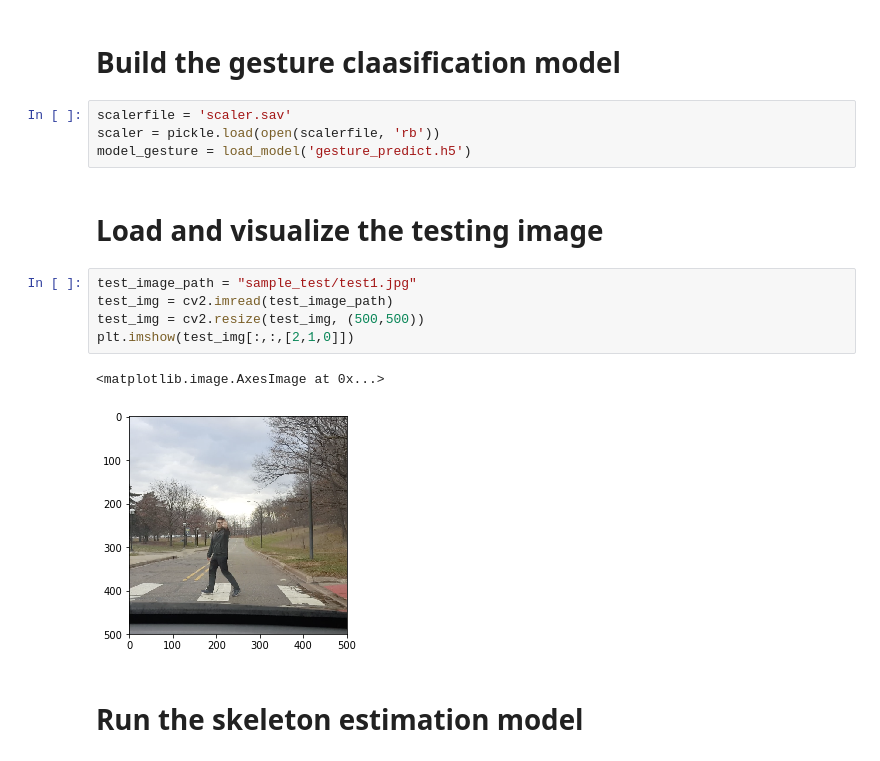
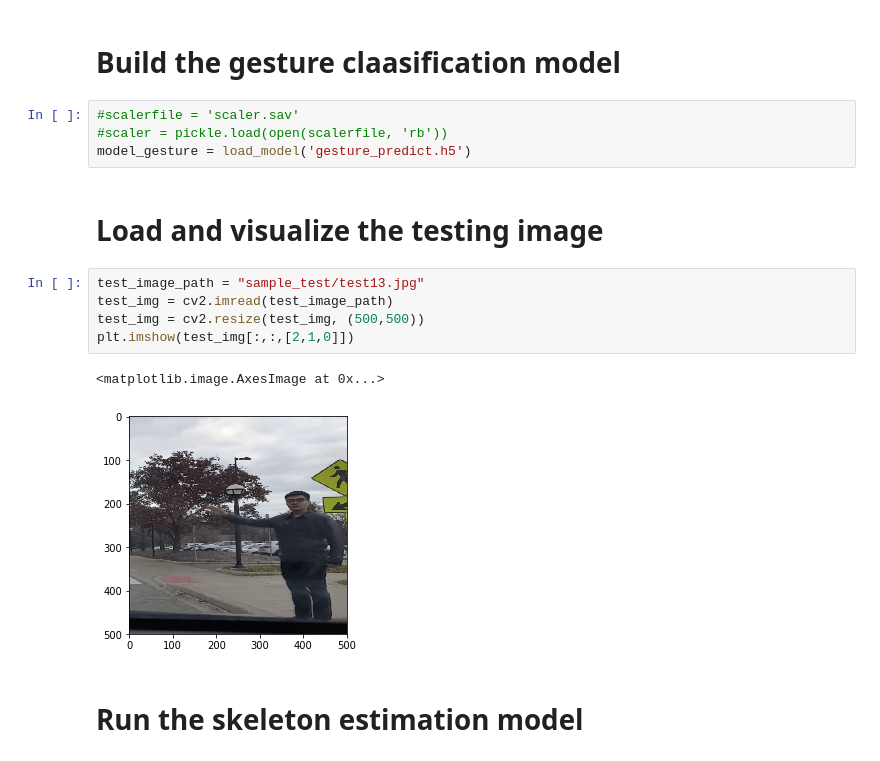
Before and after one commit to thomasrantian/Human-Gesture-Recognition-Through-Skeleton-Estimation, a Jupyter notebook: main.ipynb, the cells around one changed output. Drawn from its saved outputs; the diff is of its cells as text.

```diff
--- a/main.ipynb
+++ b/main.ipynb
@@ -57,19 +57,19 @@ model_skeleton.load_weights(weights_path)
 # %% [markdown]
 # Build the gesture claasification model
 # %%
-scalerfile = 'scaler.sav'
-scaler = pickle.load(open(scalerfile, 'rb'))
+#scalerfile = 'scaler.sav'
+#scaler = pickle.load(open(scalerfile, 'rb'))
 model_gesture = load_model('gesture_predict.h5')
 # %% [markdown]
 # Load and visualize the testing image
 # %%
-test_image_path = "sample_test/test1.jpg"
+test_image_path = "sample_test/test13.jpg"
 test_img = cv2.imread(test_image_path)
 test_img = cv2.resize(test_img, (500,500))
 plt.imshow(test_img[:,:,[2,1,0]])
 # %% [output]
 <matplotlib.image.AxesImage at 0x...>
-[figure, old version]
+[figure, new version]
 # %% [markdown]
 # Run the skeleton estimation model
 # %%
```
Also changed, not shown: parts of 4 cells of this notebook, 6 other files.
